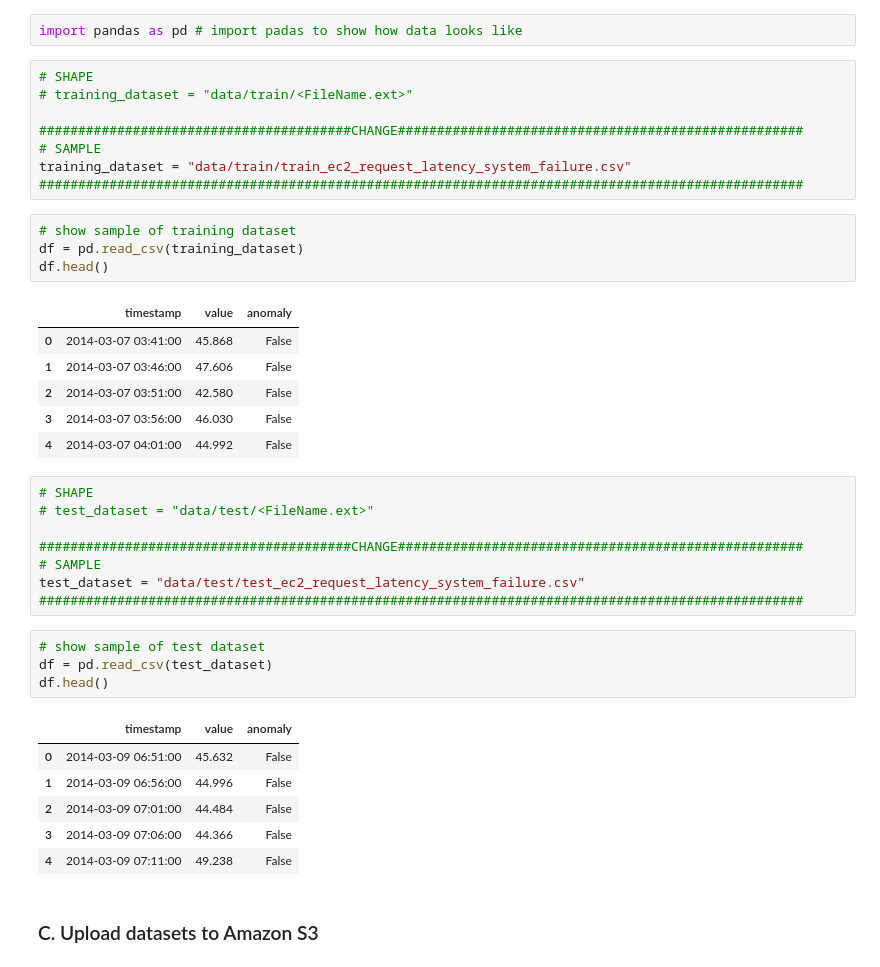
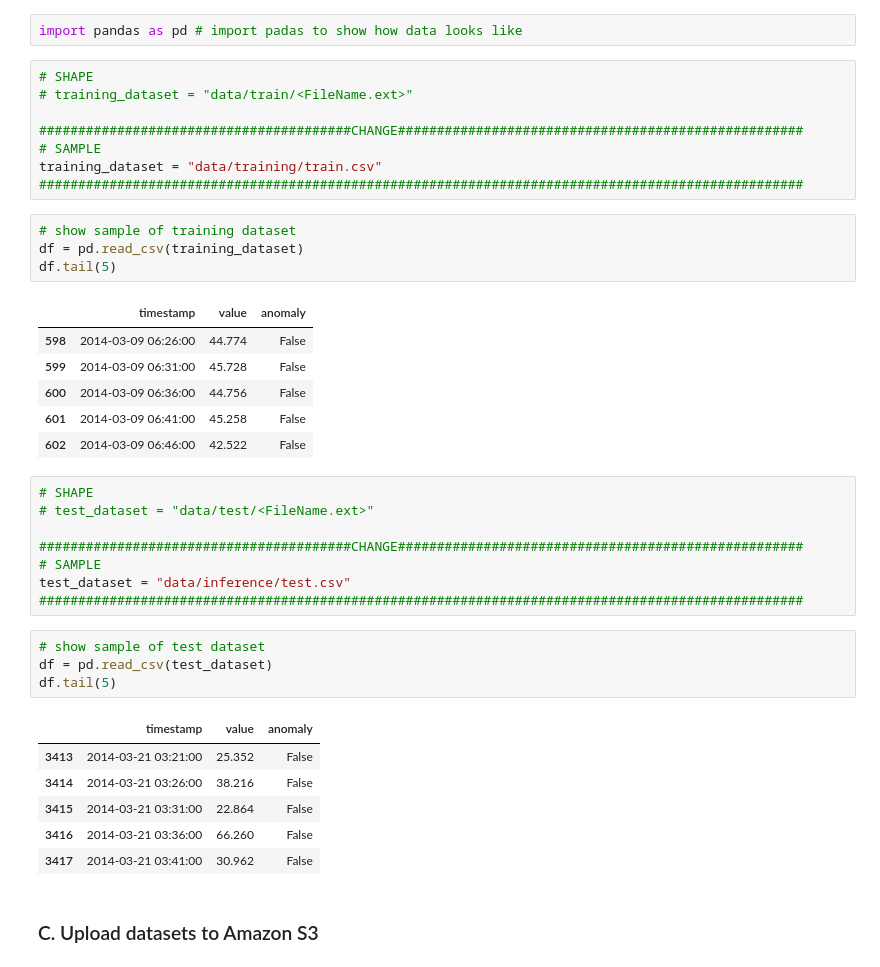
Before and after one commit to AI-Advisor-ML-Marketplace/point-anomaly-detection, a Jupyter notebook: AI-Advisor_univariate_point_anomaly_detection.ipynb, the cells around one changed output. Drawn from its saved outputs; the diff is of its cells as text.

```diff
--- a/AI-Advisor_univariate_point_anomaly_detection.ipynb
+++ b/AI-Advisor_univariate_point_anomaly_detection.ipynb
@@ -114,38 +112,38 @@ import pandas as pd # import padas to show how data looks like
 
 ########################################CHANGE####################################################
 # SAMPLE
-training_dataset = "data/train/train_ec2_request_latency_system_failure.csv"
+training_dataset = "data/training/train.csv"
 ##################################################################################################
 # %%
 # show sample of training dataset
 df = pd.read_csv(training_dataset)
-df.head()
+df.tail(5)
 # %% [output]
 |  | timestamp | value | anomaly |
-| 0 | 2014-03-07 03:41:00 | 45.868 | False |
-| 1 | 2014-03-07 03:46:00 | 47.606 | False |
-| 2 | 2014-03-07 03:51:00 | 42.580 | False |
-| 3 | 2014-03-07 03:56:00 | 46.030 | False |
-| 4 | 2014-03-07 04:01:00 | 44.992 | False |
+| 598 | 2014-03-09 06:26:00 | 44.774 | False |
+| 599 | 2014-03-09 06:31:00 | 45.728 | False |
+| 600 | 2014-03-09 06:36:00 | 44.756 | False |
+| 601 | 2014-03-09 06:41:00 | 45.258 | False |
+| 602 | 2014-03-09 06:46:00 | 42.522 | False |
 # %%
 # SHAPE
 # test_dataset = "data/test/<FileName.ext>"
 
 ########################################CHANGE####################################################
 # SAMPLE
-test_dataset = "data/test/test_ec2_request_latency_system_failure.csv"
+test_dataset = "data/inference/test.csv"
 ##################################################################################################
 # %%
 # show sample of test dataset
 df = pd.read_csv(test_dataset)
-df.head()
+df.tail(5)
 # %% [output]
 |  | timestamp | value | anomaly |
-| 0 | 2014-03-09 06:51:00 | 45.632 | False |
-| 1 | 2014-03-09 06:56:00 | 44.996 | False |
-| 2 | 2014-03-09 07:01:00 | 44.484 | False |
-| 3 | 2014-03-09 07:06:00 | 44.366 | False |
-| 4 | 2014-03-09 07:11:00 | 49.238 | False |
+| 3413 | 2014-03-21 03:21:00 | 25.352 | False |
+| 3414 | 2014-03-21 03:26:00 | 38.216 | False |
+| 3415 | 2014-03-21 03:31:00 | 22.864 | False |
+| 3416 | 2014-03-21 03:36:00 | 66.260 | False |
+| 3417 | 2014-03-21 03:41:00 | 30.962 | False |
 # %% [markdown]
 ### C. Upload datasets to Amazon S3
 # %% [markdown]
```
Also changed, not shown: parts of 42 cells of this notebook, 3 other files.
